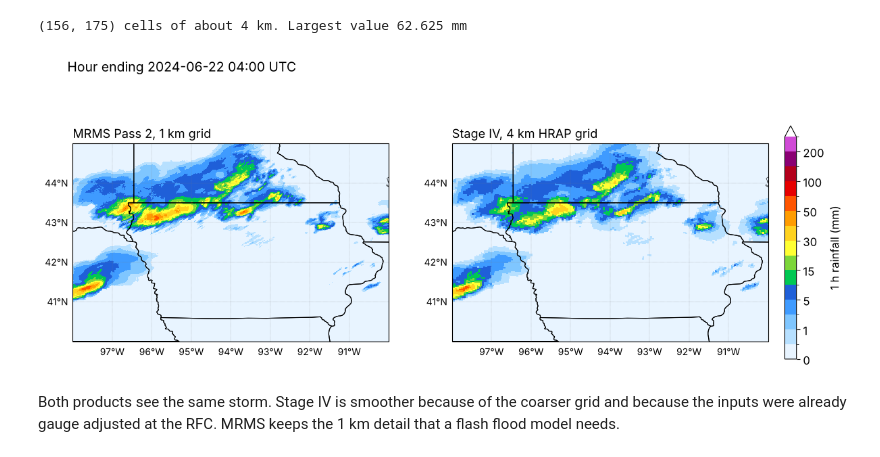
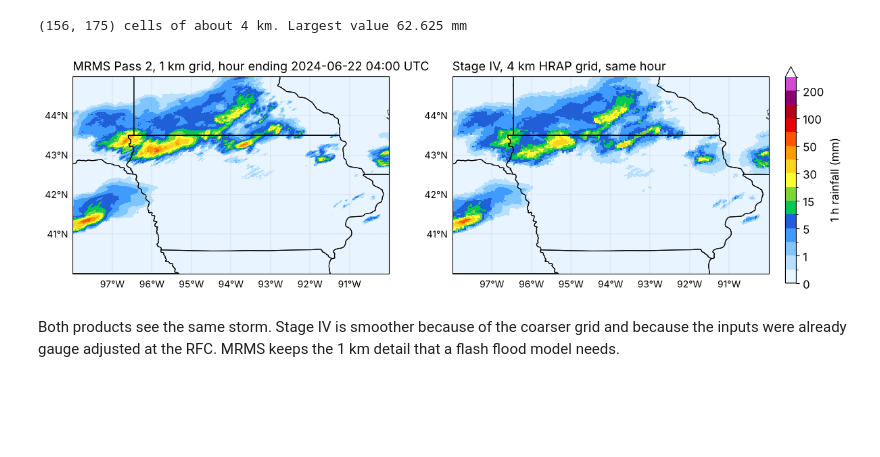
Before and after one commit to AHWALab/Water-Science-Exchange-Workshop, a Jupyter notebook: notebooks/01_where_to_find_qpe_data_solution.ipynb, the cells around one changed output. Saved outputs shown, nothing was run; the diff lists cells and outputs as text; code cells hidden in the pictures; blank space fills up the shorter version.

```diff
--- a/notebooks/01_where_to_find_qpe_data_solution.ipynb
+++ b/notebooks/01_where_to_find_qpe_data_solution.ipynb
@@ -221,15 +239,14 @@ print(stage4.precip.shape, "cells of about 4 km. Largest value", float(np.nanmax
 # %% [output]
 (156, 175) cells of about 4 km. Largest value 62.625 mm
 # %%
-fig, axes = plt.subplots(1, 2, figsize=(16, 5.6), subplot_kw={"projection": ccrs.PlateCarree()})
-m1 = rain_map(pass2, MIDWEST, "MRMS Pass 2, 1 km grid", ax=axes[0])
-m2 = rain_map(stage4.precip, MIDWEST, "Stage IV, 4 km HRAP grid", ax=axes[1],
+fig, axes = plt.subplots(1, 2, figsize=(16, 5.2), subplot_kw={"projection": ccrs.PlateCarree()})
+m1 = rain_map(pass2, MIDWEST, f"MRMS Pass 2, 1 km grid, hour ending {WHEN} UTC", ax=axes[0])
+m2 = rain_map(stage4.precip, MIDWEST, "Stage IV, 4 km HRAP grid, same hour", ax=axes[1],
               lon=stage4.lon, lat=stage4.lat)
-fig.suptitle(f"Hour ending {WHEN} UTC", fontsize=14, x=0.12, ha="left")
 fig.colorbar(m2, ax=axes, shrink=0.8, pad=0.02, label="1 h rainfall (mm)")
 plt.show()
 # %% [output]
-[figure, old version]
+[figure, new version]
 # %% [markdown]
 Both products see the same storm. Stage IV is smoother because of the coarser grid and because the inputs were already gauge adjusted at the RFC. MRMS keeps the 1 km detail that a flash flood model needs.
 # %% [markdown]
```
Also changed, not shown: parts of 14 cells of this notebook, 5 other files.
